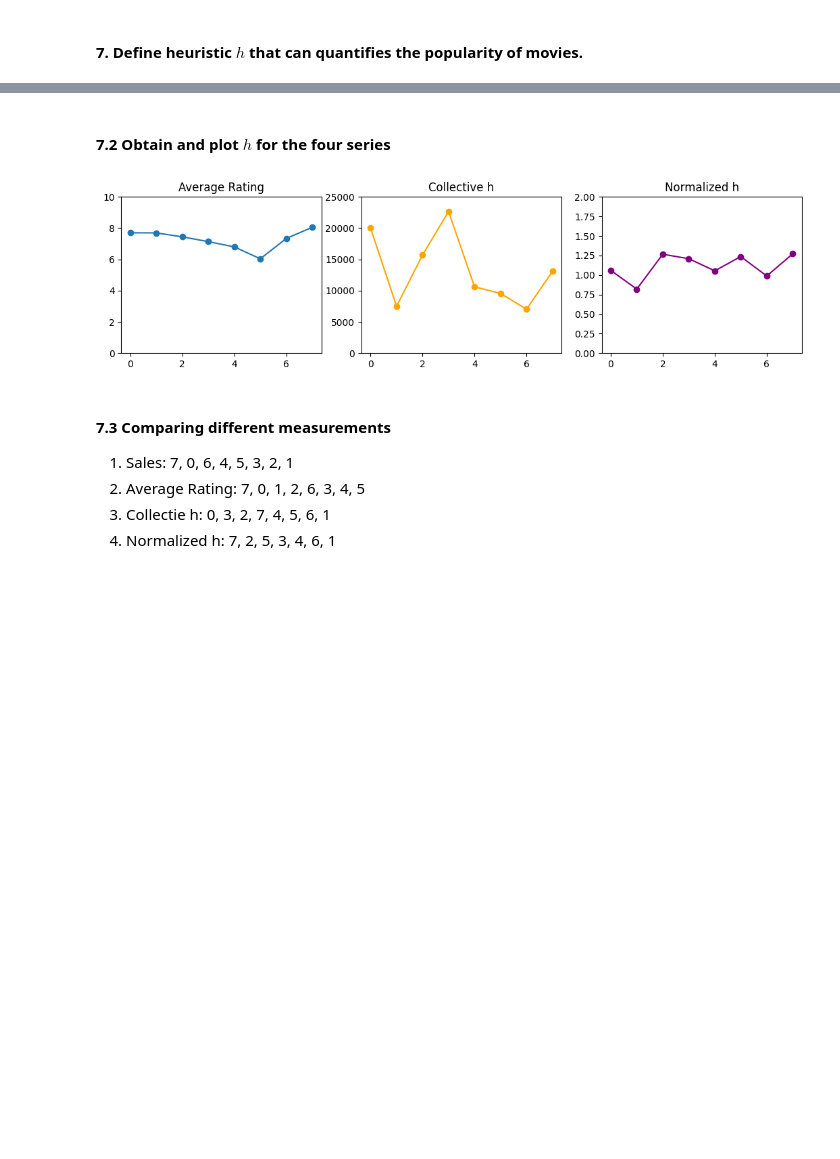
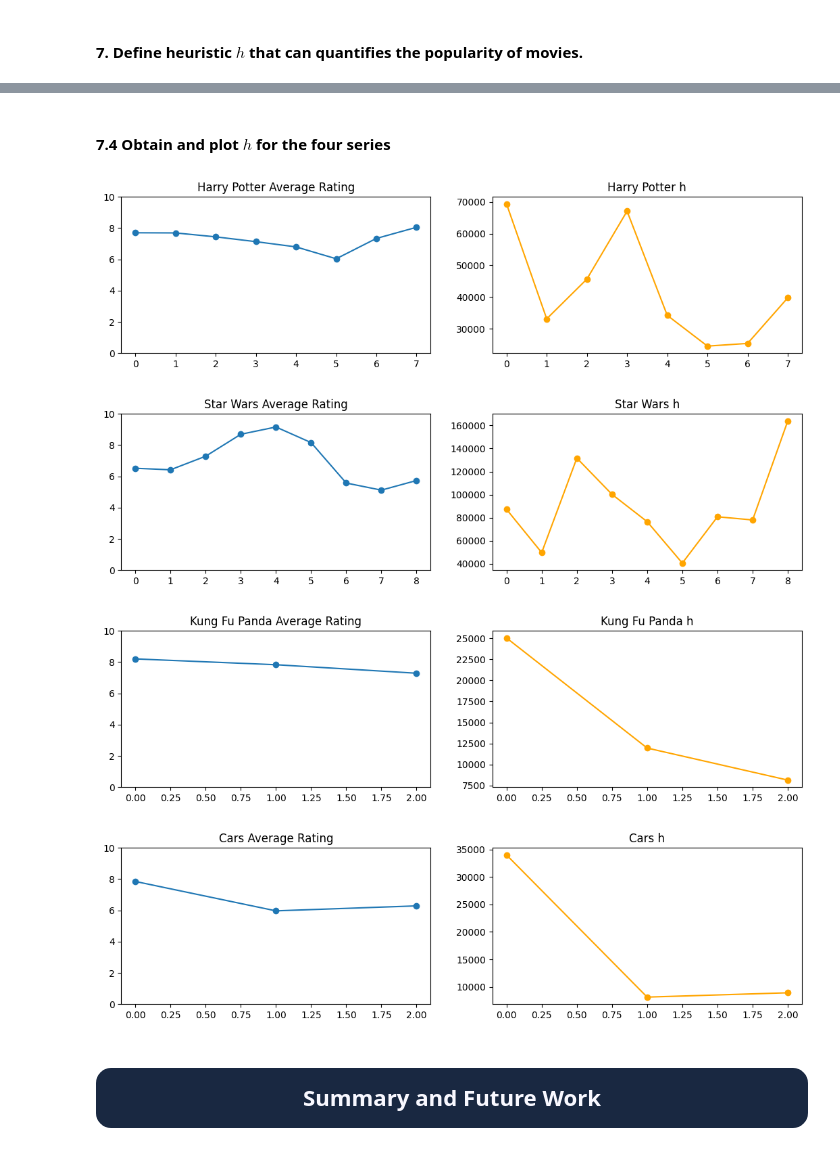
Before and after one commit to jcheigh/Sequels-Sentiment-Analysis, a Jupyter notebook: main.ipynb, the cells around one changed output, grey strips where cells are left out. Cells and saved outputs as stored; diff of their text form; code cells hidden in the pictures; blank space fills up the shorter version.

```diff
--- a/main.ipynb
+++ b/main.ipynb
@@ -675,47 +748,40 @@ By feeding user reviews to our LSTM model, we have obtained the sentiments of th
 # %% [markdown]
-#### 7.2 Obtain and plot $h$ for the four series
+#### 7.4 Obtain and plot $h$ for the four series
 # %%
-def h(series, num):
+def compute_h(series, num):
     hp_avg, (hp_pos_avg, hp_num_pos), (hp_neg_avg, hp_num_neg) = get_average_ratings(series, num)
     h_list = []
-    norm_h_list = []
-    for i in range(8):
-        h = (hp_pos_avg[i] * hp_num_pos[i] - hp_neg_avg[i] * hp_num_neg[i])
-        norm_h = (hp_pos_avg[i] * hp_num_pos[i] - hp_neg_avg[i] * hp_num_neg[i]) / (hp_num_pos[i] + hp_num_neg[i])
+    for i in range(num):
+        h = hp_pos_avg[i] * hp_num_pos[i] - 1 * hp_num_neg[i]
         h_list.append(round(h))
-        norm_h_list.append(round(norm_h, 3))
-    return [round(i, 3) for i in hp_avg], h_list, norm_h_list
+    return [round(i, 3) for i in hp_avg], h_list
 
-def plot_h(avg, sum_h, norm_h):
-    x = [i for i in range(8)]
+def plot_h(avg, sum_h, title):
+    x = [i for i in range(len(avg))]
 
     plt.figure(figsize=(13, 3))
 
-    plt.subplot(1, 3, 1)
+    plt.subplot(1, 2, 1)
     plt.plot(x, avg, marker='o')
-    plt.title('Average Rating')
+    plt.title(f'{title} Average Rating')
     plt.ylim([0, 10])
 
-    plt.subplot(1, 3, 2)
+    plt.subplot(1, 2, 2)
     plt.plot(x, sum_h, marker='o', color='orange')
-    plt.title('Collective h')
-    plt.ylim([0, 25000])
+    plt.title(f'{title} h')
 
-    plt.subplot(1, 3, 3)
-    plt.plot(x, norm_h, marker='o', color='purple')
-    plt.title('Normalized h')
-    plt.ylim([0, 2])
-    plt.show()
-
-# Harry Potter
-avg, sum_h, norm_h = h('harry_potter', 8)
-plot_h(avg, sum_h, norm_h)
+hp_avg, hp_h = compute_h('harry_potter', 8)
+plot_h(hp_avg, hp_h, 'Harry Potter')
+sw_avg, sw_h = compute_h('star_wars', 9)
+plot_h(sw_avg, sw_h, 'Star Wars')
+kp_avg, kp_h = compute_h('kung_fu_panda', 3)
+plot_h(kp_avg, kp_h, 'Kung Fu Panda')
+cars_avg, cars_h = compute_h('cars', 3)
+plot_h(cars_avg, cars_h, 'Cars')
 # %% [output]
-[figure, old version]
+[figure, new version]
+[figure, added]
+[figure, added]
+[figure, added]
-# %% [markdown]
-#### 7.3 Comparing different measurements
-
-1. Sales: 7, 0, 6, 4, 5, 3, 2, 1
-2. Average Rating: 7, 0, 1, 2, 6, 3, 4, 5
-3. Collectie h: 0, 3, 2, 7, 4, 5, 6, 1
-4. Normalized h: 7, 2, 5, 3, 4, 6, 1
+# %% [markdown]
+# <p style ="padding: 10px; background-color: #192841; color : #F8F8FF; font-family: newtimeroman; font-size: 80%; text-align: center; border-radius : 15px 15px;"> Summary and Future Work</p>
```
Also changed, not shown: parts of 9 cells of this notebook.
